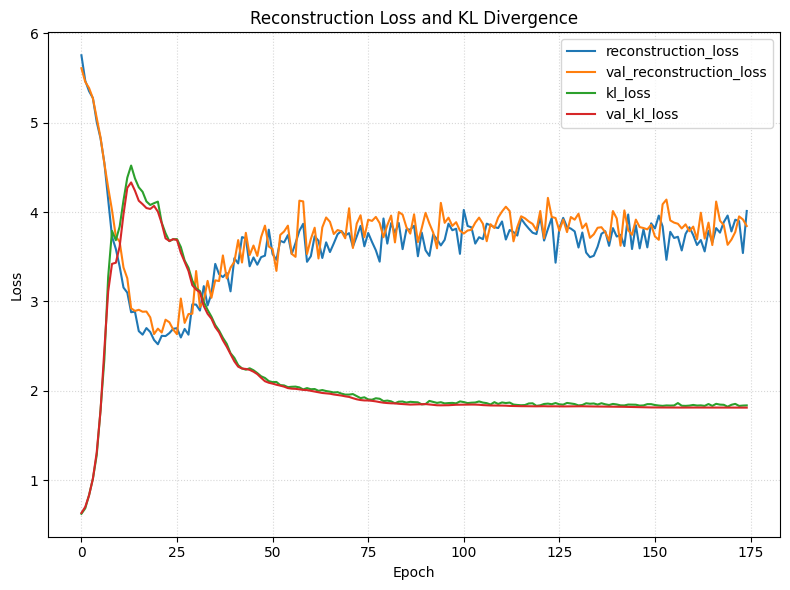
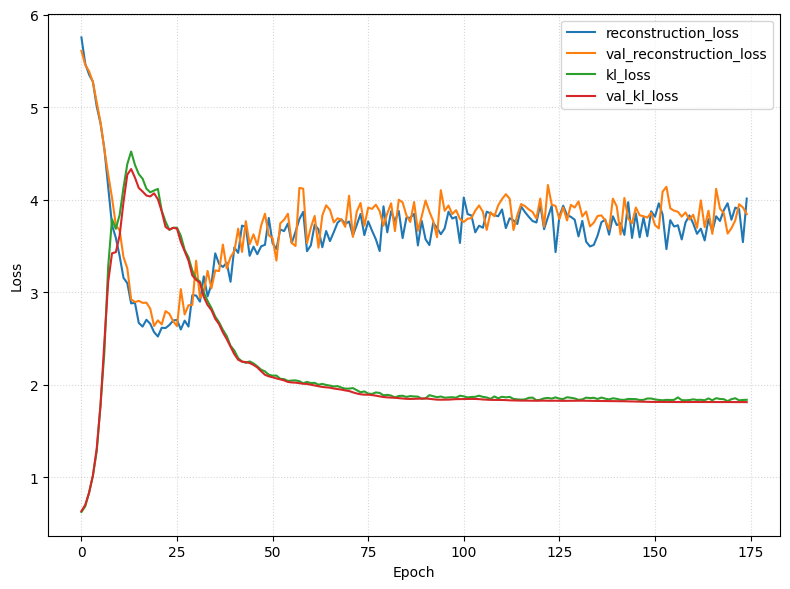
Unified diff of the notebook cell whose output changed from the first chart to the second:
--- before
+++ after
@@ -1,3 +1,4 @@
 # plot the training and validation loss curves
 loaded_history = pd.read_csv(DATA_DIR /'history_deviation.csv')
-plot_reconstruction_and_kl_divergence(loaded_history);
+fig = plot_reconstruction_and_kl_divergence(loaded_history, title=False);
+fig.savefig(FIGS_DIR / 'VAE_ghz4_loss.svg', bbox_inches='tight')

Commit: remove plot titles, file cleaning